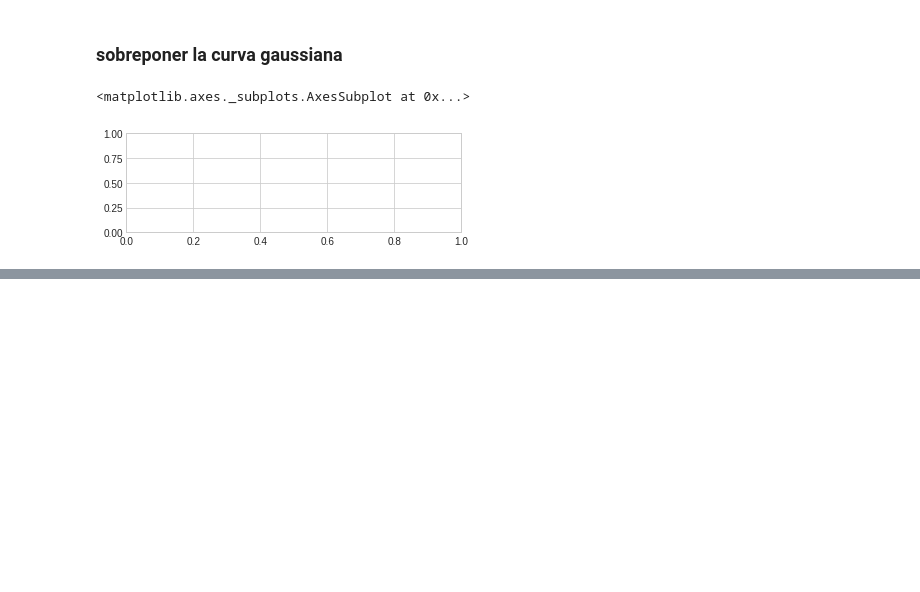
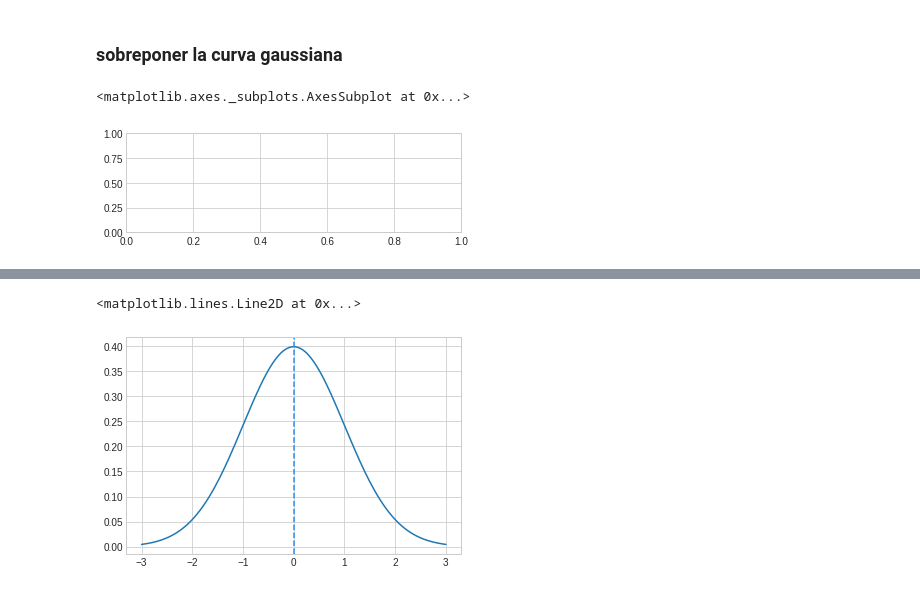
Before and after one commit to vidalchile/data_science_g14, a Jupyter notebook: variables_aleatorias_y _graficos/contenido_sesion_online/lectura.ipynb, the cells around one changed output, grey strips where cells are left out. Saved outputs shown, nothing was run; the diff lists cells and outputs as text; code cells hidden in the pictures; blank space fills up the shorter version.

```diff
--- a/variables_aleatorias_y _graficos/contenido_sesion_online/lectura.ipynb
+++ b/variables_aleatorias_y _graficos/contenido_sesion_online/lectura.ipynb
@@ -359,0 +499,10 @@ plt.subplots_adjust(hspace=0.6)
+# %%
+# generamos un array lineal
+x_axis = np.linspace(-3, 3, 200)
+# simulamos la función de densidad
+plt.plot(x_axis, stats.norm.pdf(x_axis, 0, 1))
+# marcamos la media en 0
+plt.axvline(0, color='dodgerblue', linestyle='--')
+# %% [output]
+<matplotlib.lines.Line2D at 0x...>
+[figure, added]
```
Also changed, not shown: parts of 44 cells of this notebook, 10 other files.
